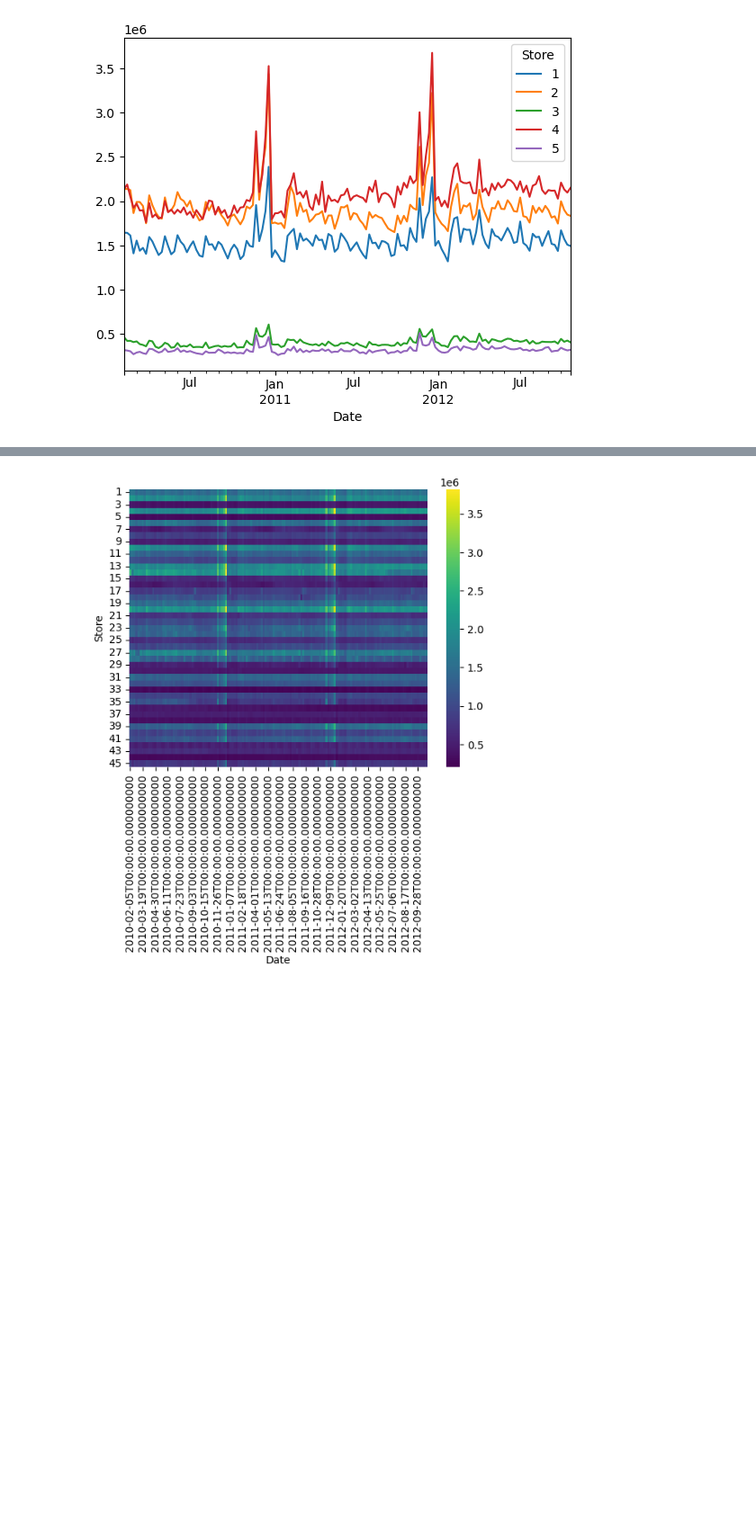
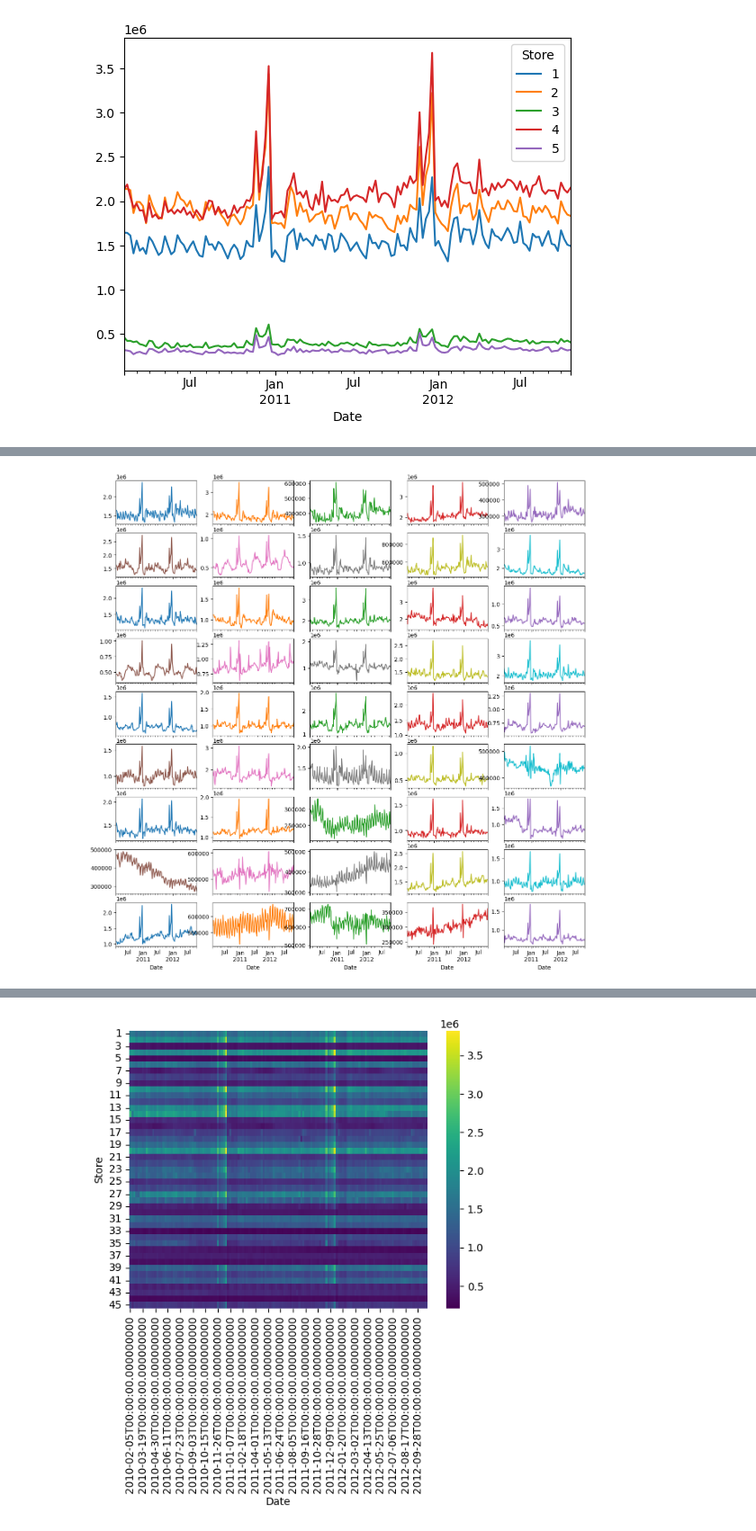
Before and after one commit to KelvynWelsch/exploring_data-science, a Jupyter notebook: analysis.ipynb, the cells around one changed output, grey strips where cells are left out. Shown at 90% size. Cells and saved outputs as stored; diff of their text form; code cells hidden in the pictures; blank space fills up the shorter version.

```diff
--- a/analysis.ipynb
+++ b/analysis.ipynb
@@ -386,0 +611,5 @@ plt.show()
+# %%
+df_pivot.plot(subplots = True, layout=(9, 5), figsize=(15, 15), legend=False)
+plt.show()
+# %% [output]
+[figure, added]
```
Also changed, not shown: parts of 49 cells of this notebook.
